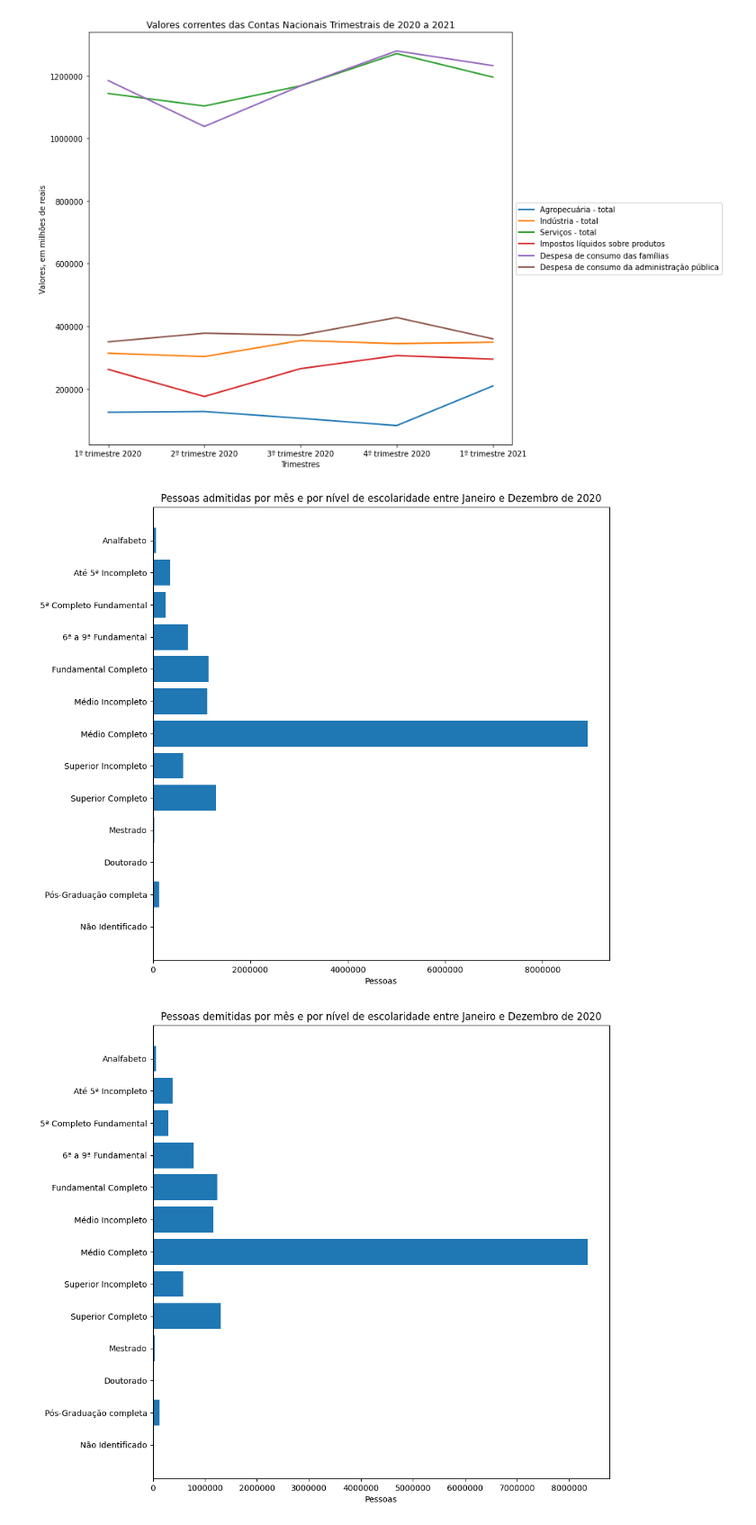
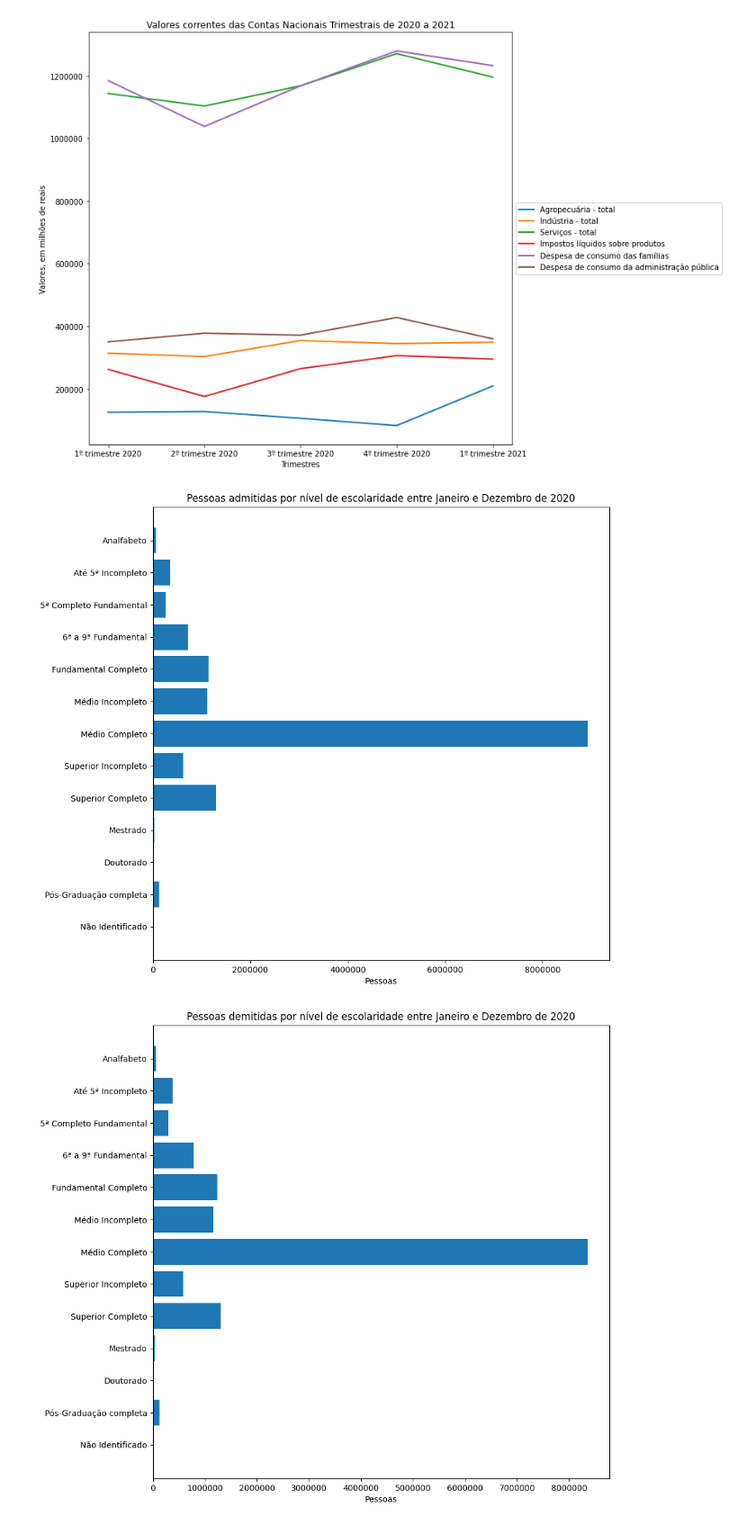
Before and after one commit to barbaraport/analise-empregabilidade-caged, a Jupyter notebook: analise-empregabilidade-caged.ipynb, the cells around one changed output. Shown at 90% size. Cells and saved outputs as stored; diff of their text form; code cells hidden in the pictures.

Commit message:
adicionando algumas coisas de são josé dos campos e atualizando as imagens dos principais gráficos
Co-Authored-By: Nicholas Gabriel dos Santos Roque <61297141+NicholasRoque@users.noreply.github.com>

```diff
--- a/analise-empregabilidade-caged.ipynb
+++ b/analise-empregabilidade-caged.ipynb
@@ -6,7 +6,7 @@ low_memory=False
 %matplotlib notebook
 %matplotlib inline
 # %%
-colunas = ['graudeinstrução', 'idade', 'sexo', 'tipomovimentação', 'salário', 'raçacor', 'seção']
+colunas = ['graudeinstrução', 'idade', 'sexo', 'tipomovimentação', 'salário', 'raçacor', 'seção', 'município']
 ##*ARQUIVO DE DADOS DE MOVIMENTAÇÃO 2020*
 movimento2020 = {
     'janeiro':pd.read_csv(r'./doc/bases_de_dados/movimentacao/2020/CAGEDMOV202001.txt', delimiter=';', usecols=colunas),
@@ -505,36 +505,36 @@ def plotGraficoEmpregoInstrucao(lista,ylabel,xlabel,title,tamanhox,tamanhoy,mese
             pessoas[instrucao]+=qtd_pessoas
 
     barWidth = 0.25
     plt.rcdefaults()
     fig, ax = plt.subplots()
     y_pos = np.arange(len(pessoas.keys()))
     grafico = []
     for instrucao,qtd_pessoas in pessoas.items():
         grafico.append(qtd_pessoas)
     ax.barh(y_pos,grafico, align='center')
     ax.set_yticks(y_pos)
     ax.set_yticklabels(pessoas.keys())
     ax.invert_yaxis()
     ax.set_xlabel(xlabel)
     ax.set_title(title)
     fig.set_size_inches(tamanhox, tamanhoy)
     plt.ticklabel_format(style='plain', axis='x')
 
     plt.show()
 
 empregoPorNivelInstrucao2020 = []
 empregoPorNivelInstrucao2021 = []
 
 for mes in movimento2020:
     empregoPorNivelInstrucao2020.append(contagemEmpregoPorInstrucao(movimento2020[mes].groupby(['tipomovimentação'])['graudeinstrução'].value_counts().to_dict()))
 
 for mes in movimento2021:
     empregoPorNivelInstrucao2021.append(contagemEmpregoPorInstrucao(movimento2021[mes].groupby(['tipomovimentação'])['graudeinstrução'].value_counts().to_dict()))
 
-plotGraficoEmpregoInstrucao(empregoPorNivelInstrucao2020,'Grau de instrução','Pessoas','Pessoas admitidas por mês e por nível de escolaridade entre Janeiro e Dezembro de 2020',10,10,meses_grafico2020,'admitidos')
-plotGraficoEmpregoInstrucao(empregoPorNivelInstrucao2020,'Grau de instrução','Pessoas','Pessoas demitidas por mês e por nível de escolaridade entre Janeiro e Dezembro de 2020',10,10,meses_grafico2020,'demitidos')
-plotGraficoEmpregoInstrucao(empregoPorNivelInstrucao2021,'Grau de instrução','Pessoas','Pessoas admitidas por mês e por nível de escolaridade entre Janeiro e Abril de 2021',10,10,meses_grafico2021,'admitidos')
-plotGraficoEmpregoInstrucao(empregoPorNivelInstrucao2021,'Grau de instrução','Pessoas','Pessoas demitidas por mês e por nível de escolaridade entre Janeiro e Abril de 2021',10,10,meses_grafico2021,'demitidos')
+plotGraficoEmpregoInstrucao(empregoPorNivelInstrucao2020,'Grau de instrução','Pessoas','Pessoas admitidas por nível de escolaridade entre Janeiro e Dezembro de 2020',10,10,meses_grafico2020,'admitidos')
+plotGraficoEmpregoInstrucao(empregoPorNivelInstrucao2020,'Grau de instrução','Pessoas','Pessoas demitidas por nível de escolaridade entre Janeiro e Dezembro de 2020',10,10,meses_grafico2020,'demitidos')
+plotGraficoEmpregoInstrucao(empregoPorNivelInstrucao2021,'Grau de instrução','Pessoas','Pessoas admitidas por nível de escolaridade entre Janeiro e Abril de 2021',10,10,meses_grafico2021,'admitidos')
+plotGraficoEmpregoInstrucao(empregoPorNivelInstrucao2021,'Grau de instrução','Pessoas','Pessoas demitidas por nível de escolaridade entre Janeiro e Abril de 2021',10,10,meses_grafico2021,'demitidos')
 # %% [output]
-[figure, old version]
+[figure, new version]
-[figure, old version]
+[figure, new version]
```
Also changed, not shown: parts of 7 cells of this notebook, 4 other files.
